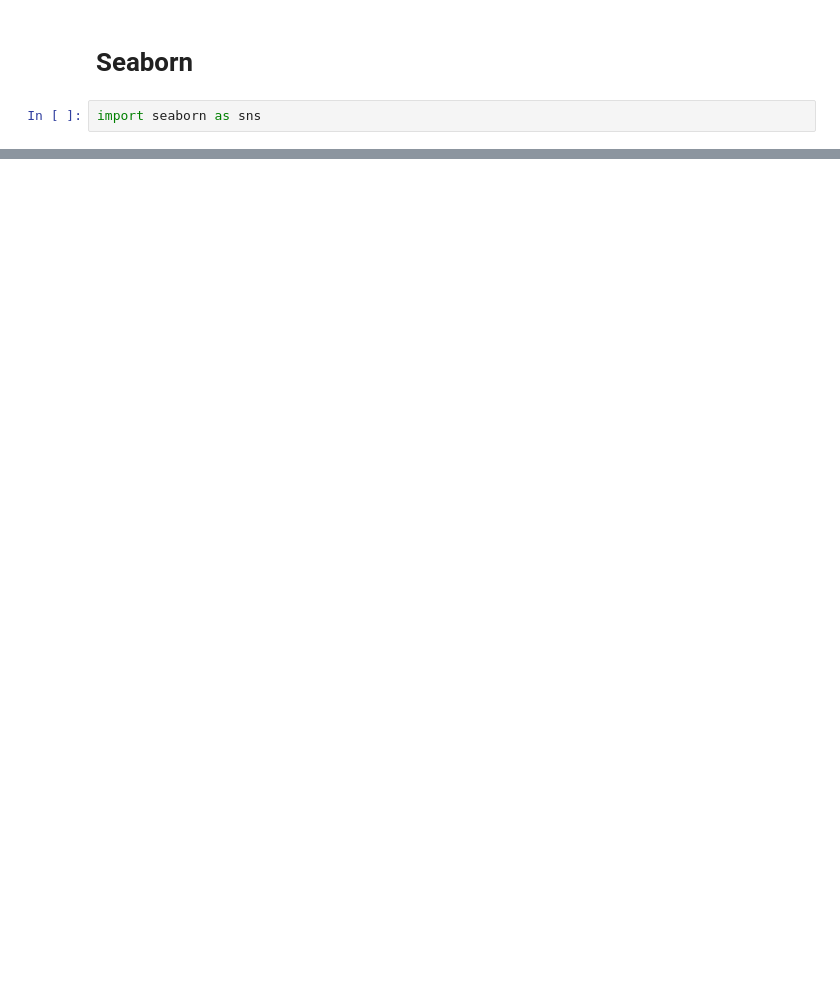
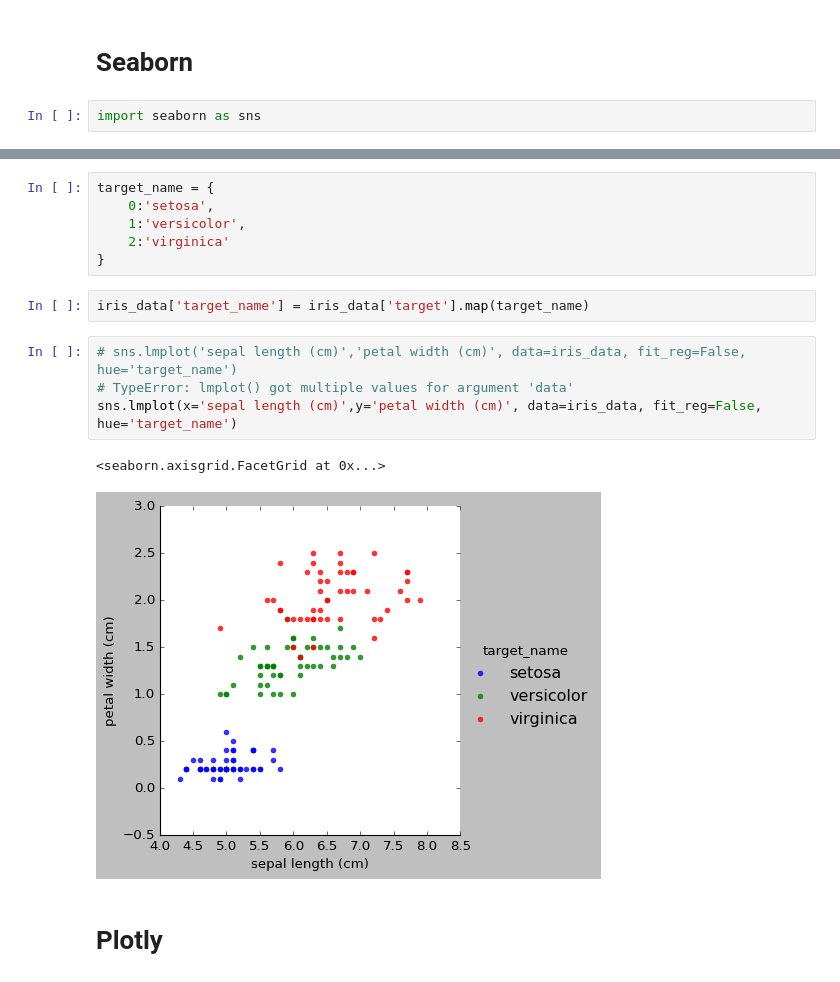
Before and after one commit to henrykohl/Machine-Learning-demo-repo, a Jupyter notebook: JamesLearningNote/2_5_VisualizationLb.ipynb, the cells around one changed output, grey strips where cells are left out. Saved outputs shown, nothing was run; the diff lists cells and outputs as text; blank space fills up the shorter version.

```diff
--- a/JamesLearningNote/2_5_VisualizationLb.ipynb
+++ b/JamesLearningNote/2_5_VisualizationLb.ipynb
@@ -197,0 +201,17 @@ TypeError: ignored
+# %%
+target_name = {
+    0:'setosa',
+    1:'versicolor',
+    2:'virginica'
+}
+# %%
+iris_data['target_name'] = iris_data['target'].map(target_name)
+# %%
+# sns.lmplot('sepal length (cm)','petal width (cm)', data=iris_data, fit_reg=False, hue='target_name')
+# TypeError: lmplot() got multiple values for argument 'data'
+sns.lmplot(x='sepal length (cm)',y='petal width (cm)', data=iris_data, fit_reg=False, hue='target_name')
+# %% [output]
+<seaborn.axisgrid.FacetGrid at 0x...>
+[figure, added]
+# %% [markdown]
+# Plotly
```
Also changed, not shown: parts of 10 cells of this notebook.
